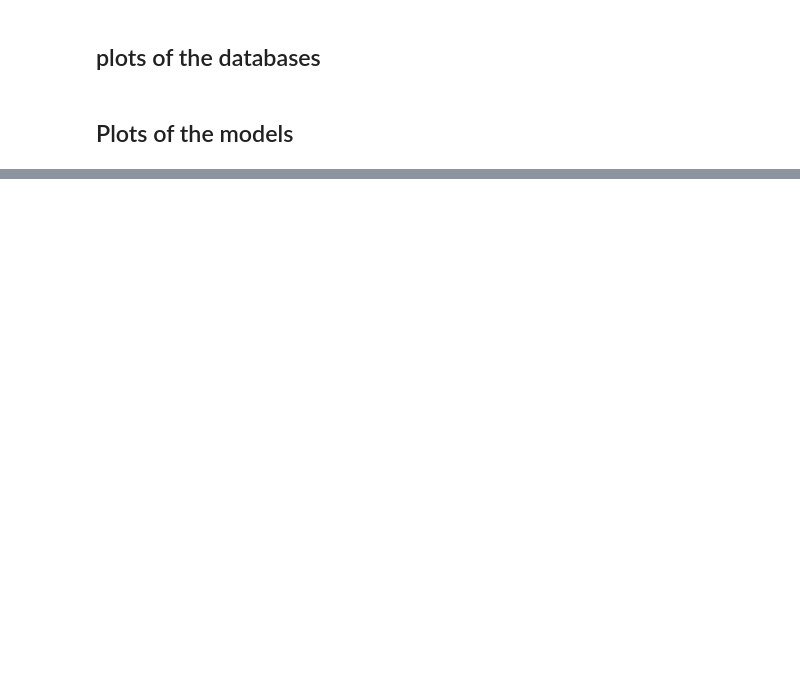
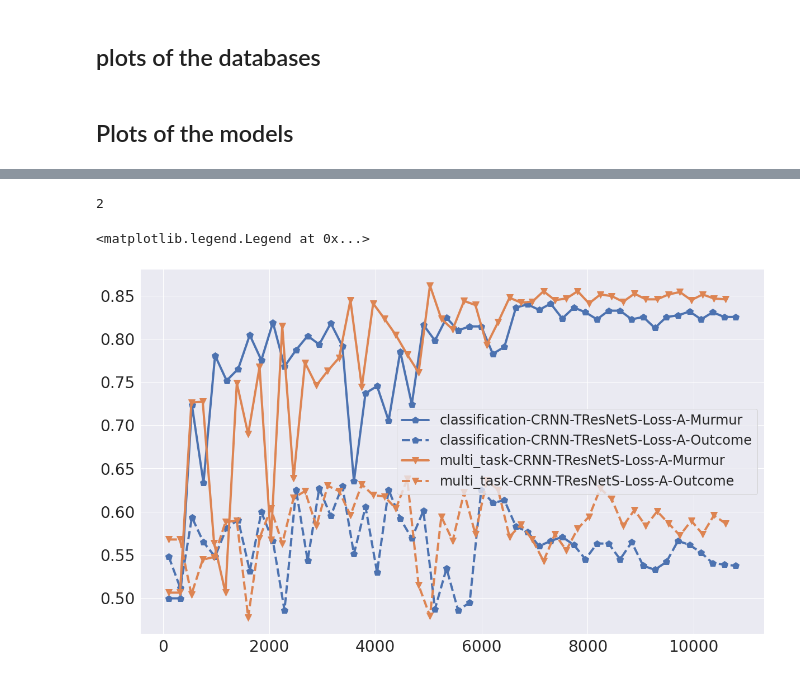
Before and after one commit to DeepPSP/cinc2022, a Jupyter notebook: plot_figures.ipynb, the cells around one changed output, grey strips where cells are left out. Cells and saved outputs as stored; diff of their text form; code cells hidden in the pictures; blank space fills up the shorter version.

Commit message:
update plot figure notebook

```diff
--- a/plot_figures.ipynb
+++ b/plot_figures.ipynb
@@ -94,3 +116,14 @@ l_csv
+# %%
+loss_map = {"AsymmetricLoss": "Loss-A", "BCEWithLogitsWithClassWeightLoss": "Loss-B"}
+# %%
+cnn_name_map = {
+    "multi_scopic": "MB",
+    "tresnetF": "TResNetF",
+    "tresnetS": "TResNetS",
+    "tresnetP": "TResNetP",
+    "resnet_nature_comm_bottle_neck_se": "SE-ResNet",
+    "resnet_nature_comm": "ResNet-NC",
+}
 # %%
 res = {}
 with tqdm(l_csv) as t:
@@ -148,21 +253,40 @@ res
+# %%
+len(filtered_res)
+# %% [output]
+2
 # %%
 # NOT finished yet
 fig, ax = plt.subplots(figsize=(20, 12))
+
+line_width = 4
+spacing = 2
+
 # ax2 = ax.twinx()
-for idx, (k, v) in enumerate(res.items()):
+
+for idx, (k, v) in enumerate(filtered_res.items()):
     df_val_metrics = v["val_metrics"]
     ax.plot(
-        df_val_metrics.step,
-        df_val_metrics.murmur_weighted_accuracy,
+        df_val_metrics.step.values[::spacing],
+        ma(df_val_metrics.murmur_weighted_accuracy.values)[::spacing],
+        marker=markers[idx],
+        markersize=marker_size,
+        linewidth=line_width,
         color=colors[idx],
-        label=f"{v['task']}-{v['tag']}",
+        label=f"{v['task']}-{v['tag']}-Murmur",
     )
     ax.plot(
-        df_val_metrics.step,
-        df_val_metrics.outcome_accuracy,
+        df_val_metrics.step.values[::spacing],
+        ma(df_val_metrics.outcome_accuracy.values)[::spacing],
+        marker=markers[idx],
+        markersize=marker_size,
+        linewidth=line_width,
         color=colors[idx],
         linestyle="dashed",
+        label=f"{v['task']}-{v['tag']}-Outcome",
     )
-    ax.axvline(v["best_epoch"] * 108, linewidth=10, color=colors[idx], alpha=0.2)
+#     ax.axvline(v["best_epoch"] * 108, linewidth=10, color=colors[idx], alpha=0.2)
 #     ax.set_ylim(0.4,1.0)
 ax.legend()
+# %% [output]
+<matplotlib.legend.Legend at 0x...>
+[figure, added]
```
Also changed, not shown: parts of 11 cells of this notebook.
